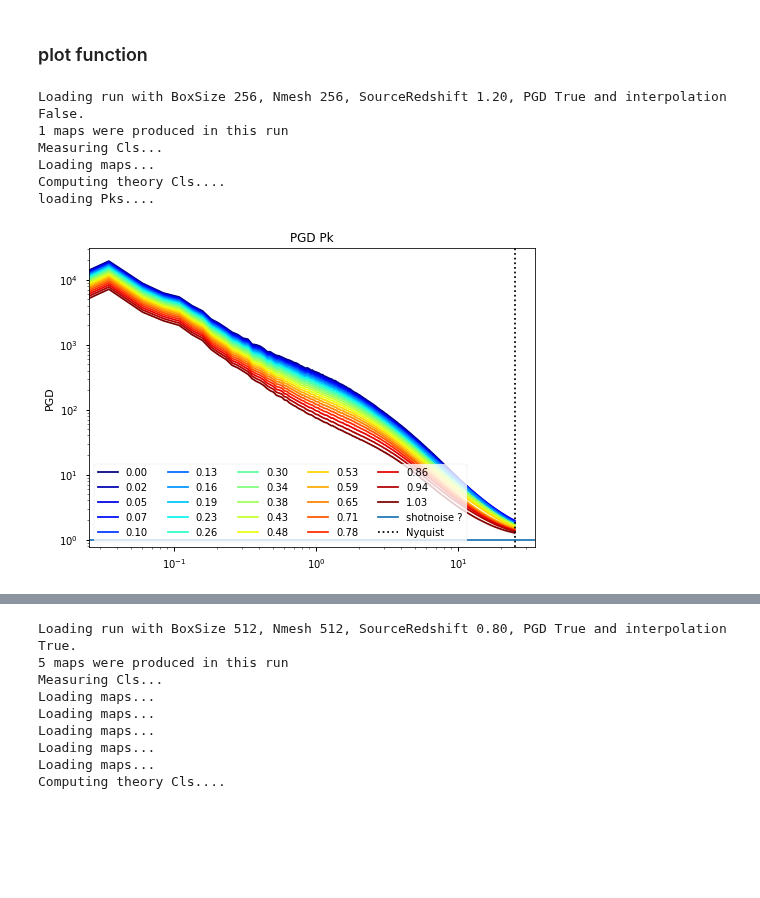
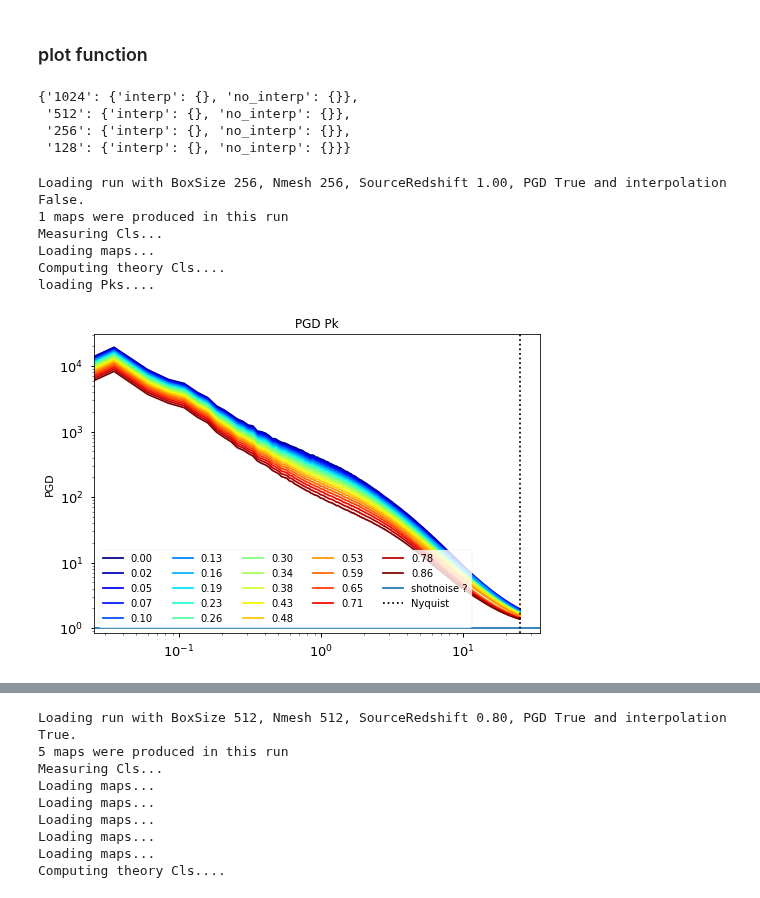
Before and after one commit to VMBoehm/MADLens, a Jupyter notebook: notebooks/PlotResults-publications.ipynb, the cells around one changed output, grey strips where cells are left out. Drawn from its saved outputs; the diff is of its cells as text; code cells hidden in the pictures; blank space fills up the shorter version.

```diff
--- a/notebooks/PlotResults-publications.ipynb
+++ b/notebooks/PlotResults-publications.ipynb
@@ -181,37 +187,44 @@ for boxsize in boxsizes:
     runs[str(boxsize)]={}
     for interp in interpolations:
         runs[str(boxsize)][interp]={}
+# %%
+runs
+# %% [output]
+{'1024': {'interp': {}, 'no_interp': {}},
+ '512': {'interp': {}, 'no_interp': {}},
+ '256': {'interp': {}, 'no_interp': {}},
+ '128': {'interp': {}, 'no_interp': {}}}
 # %%
 run = Run(githash='3bbfdfb', label='integrated_Pk', rnum=0, local_path='../')
 # this function loads all available clkk (clkk for all source redhifts) and computes their theory counterparts
 # individual clkk can be loaded with get_measured_cls/get_theory_cls
 run.fill_cl_dicts(downsample=False)
 fN = run.get_Pks()
 
 
 if run.params['interpolate']:
     runs[str(int(run.params['BoxSize'][0]))]['interp'][str(run.params['zs_source'][0])]=run
 else:
     runs[str(int(run.params['BoxSize'][0]))]['no_interp'][str(run.params['zs_source'][0])]=run
 
-run.get_other_cls(1.2, other=run.interp_PGD, bink=run.measured_cls[str(1.2)]['L'])
+run.get_other_cls(1.2, other=run.interp_PGD, bink=run.measured_cls[str(run.params['zs_source'][0])]['L'])
 shotnoise = run.pm.BoxSize.prod()/(run.pm.Nmesh.prod())
 # PGD is continuous
 plt.title('PGD Pk')
 colors = plt.cm.jet(np.linspace(0,1,len(run.pks.keys())))
 for ii, zf in enumerate(sorted(run.pks.keys())):
     plt.loglog(run.pks_PGD[zf].power['k'],abs(run.pks_PGD[zf].power['power']), label='%.2f'%float(zf),c=colors[ii])
 plt.axhline(shotnoise,label='shotnoise ?')
 plt.axvline(fN,ls=':', color='black', label='Nyquist')
 plt.legend(ncol=5,loc='lower left')
 plt.ylabel('PGD')
 plt.show()
 # %% [output]
-Loading run with BoxSize 256, Nmesh 256, SourceRedshift 1.20, PGD True and interpolation False.
+Loading run with BoxSize 256, Nmesh 256, SourceRedshift 1.00, PGD True and interpolation False.
 1 maps were produced in this run
 Measuring Cls...
 Loading maps...
 Computing theory Cls....
 loading Pks....
-[figure, old version]
+[figure, new version]
 # %%
```
Also changed, not shown: parts of 4 cells of this notebook, 2 other files.
